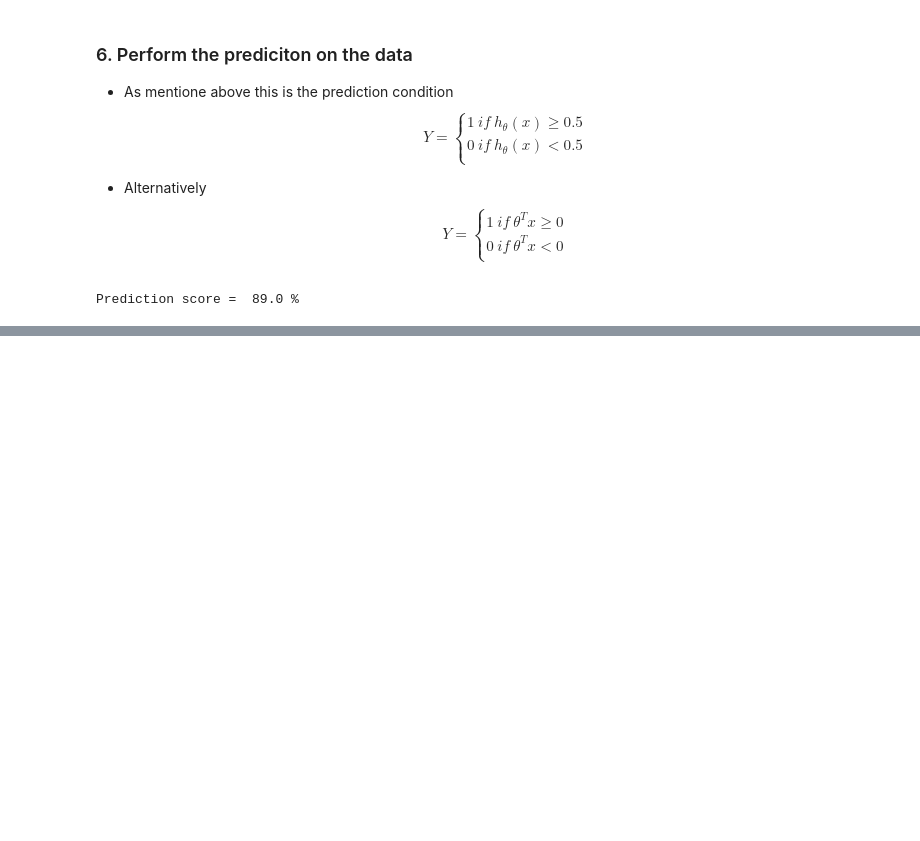
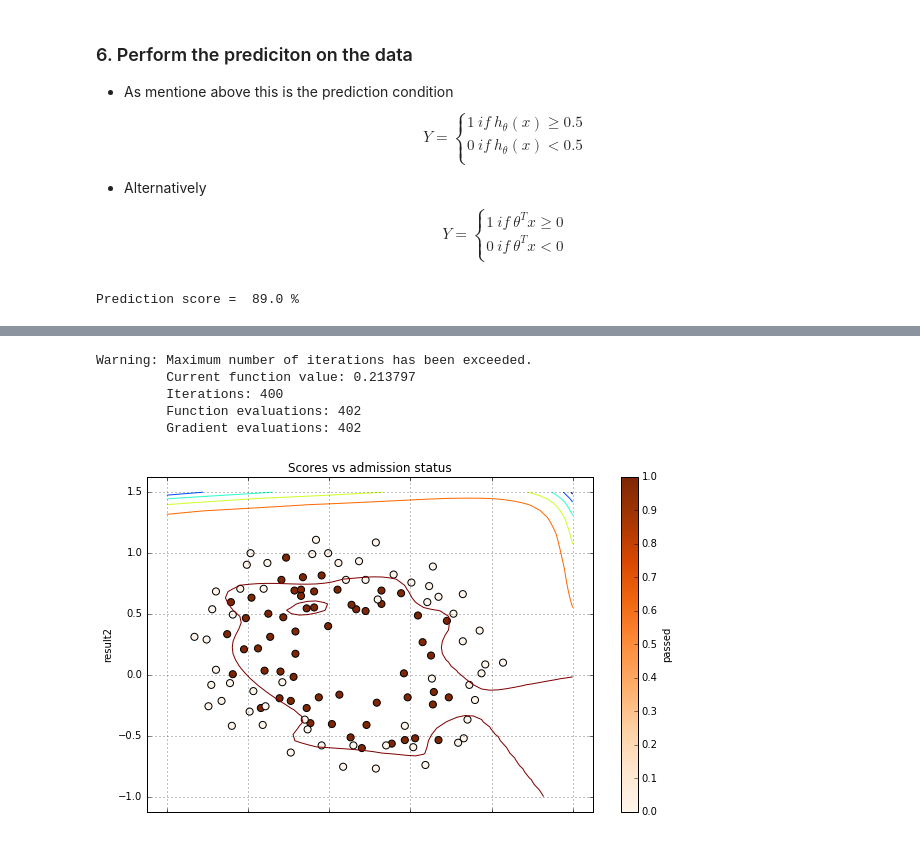
Before and after one commit to bn121rajesh/ipython-notebooks, a Jupyter notebook: MachineLearning/LogisticRegression/LogisticRegression.ipynb, the cells around one changed output, grey strips where cells are left out. Saved outputs shown, nothing was run; the diff lists cells and outputs as text; code cells hidden in the pictures; blank space fills up the shorter version.

```diff
--- a/MachineLearning/LogisticRegression/LogisticRegression.ipynb
+++ b/MachineLearning/LogisticRegression/LogisticRegression.ipynb
@@ -380,0 +516,17 @@ Prediction score =  89.0 %
+# %%
+# Train and plot the decision boundary for 15 order polynomial.
+extended_X = feature_map(X[:, 0], X[:, 1], degree=15)
+tuned_params = get_model_parameters(extended_X, y, param_size=extended_X.shape[1])
+
+# Plot the data to have a look at the distributon.
+data.plot.scatter(x='result1', y='result2', c='passed', cmap='Oranges', \
+                  s=50, grid=True, title="Scores vs admission status", figsize=(10, 6));
+z = feature_map(c[:, 0], c[:, 1], degree=15).dot(tuned_params).reshape(len(a), len(b))
+plt.contour(a, b, z);
+# %% [output]
+Warning: Maximum number of iterations has been exceeded.
+         Current function value: 0.213797
+         Iterations: 400
+         Function evaluations: 402
+         Gradient evaluations: 402
+[figure, added]
```
Also changed, not shown: parts of 25 cells of this notebook, 1 other file.
